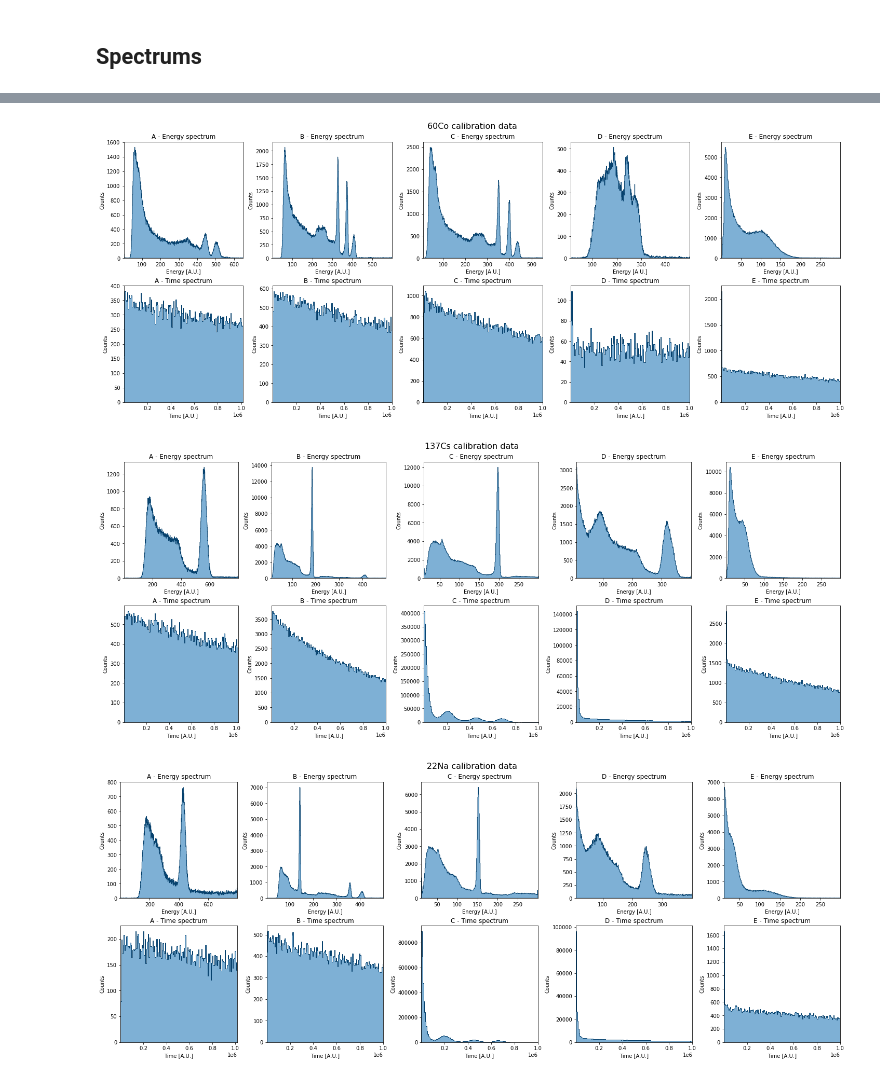
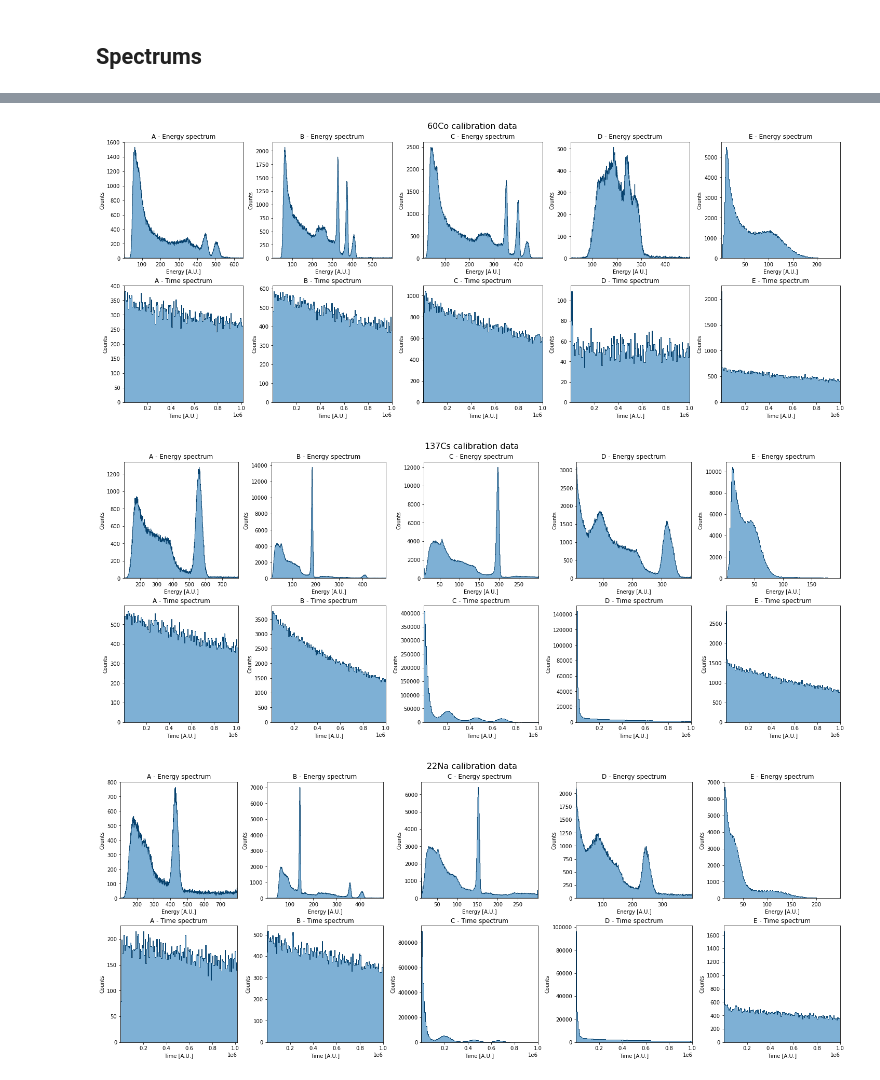
Before and after one commit to niklai99/advanced-laboratory, a Jupyter notebook: cn-calib/eda.ipynb, the cells around one changed output, grey strips where cells are left out. Saved outputs shown, nothing was run; the diff lists cells and outputs as text; code cells hidden in the pictures.

Commit message:
updating spectra

```diff
--- a/cn-calib/eda.ipynb
+++ b/cn-calib/eda.ipynb
@@ -39,19 +38,19 @@ def create_datasets(file_name):
 ## Spectrums
 # %%
 x_masks_left = [
-    [0, 0, 10, 10, 0],  # 137Cs22Na
-    [0, 0, 10, 10, 0],  # 60Co
-    [0, 10, 10, 10, 0], # 137Cs
-    [0, 0, 10, 10, 10], # 22Na
-    [20, 0, 20, 10, 0]  # 133Ba
+    [0, 0, 10, 50, 0],      # 137Cs22Na
+    [0, 0, 10, 10, 0],      # 60Co
+    [100, 10, 10, 10, 0],   # 137Cs
+    [100, 0, 10, 10, 10],   # 22Na
+    [20, 0, 20, 10, 0]      # 133Ba
 ]
 
 x_masks_right = [
-    [600, 500, 500, 400, 300], # 137Cs22Na
-    [650, 600, 550, 500, 300], # 60Co
-    [800, 500, 300, 400, 300], # 137Cs
-    [800, 500, 300, 400, 300], # 22Na
-    [500, 500, 500, 300, 300]  # 133Ba
+    [600, 500, 500, 350, 200], # 137Cs22Na
+    [650, 600, 500, 500, 250], # 60Co
+    [800, 500, 300, 400, 200], # 137Cs
+    [800, 500, 300, 400, 250], # 22Na
+    [400, 500, 500, 300, 200]  # 133Ba
 ]
 
 for j, calib_name in enumerate(CALIBRATIONS):
@@ -101,7 +100,8 @@ for j, calib_name in enumerate(CALIBRATIONS):
         folder = "calib-spectra"
         if not os.path.exists(f"{PLOT_PATH}/{folder}/"):
             os.makedirs(f"{PLOT_PATH}/{folder}/")
-        plt.savefig(f"{PLOT_PATH}/{folder}/{calib_name}_spectra{FILE_EXT}", facecolor='w', edgecolor='w', transparent=False, dpi=300, bbox_inches='tight', pad_inches=0.1)
+        plt.savefig(f"{PLOT_PATH}/{folder}/{calib_name}_spectra.png", facecolor='w', edgecolor='w', transparent=False, dpi=300, bbox_inches='tight', pad_inches=0.1)
+        plt.savefig(f"{PLOT_PATH}/{folder}/{calib_name}_spectra.pdf", facecolor='w', edgecolor='w', transparent=False, dpi=300, bbox_inches='tight', pad_inches=0.1)
 
     plt.show()
 # %% [output]
@@ -109,3 +109,3 @@ for j, calib_name in enumerate(CALIBRATIONS):
-[figure, old version]
+[figure, new version]
-[figure, old version]
+[figure, new version]
-[figure, old version]
+[figure, new version]
```
Also changed, not shown: parts of 2 cells of this notebook, 10 other files.
